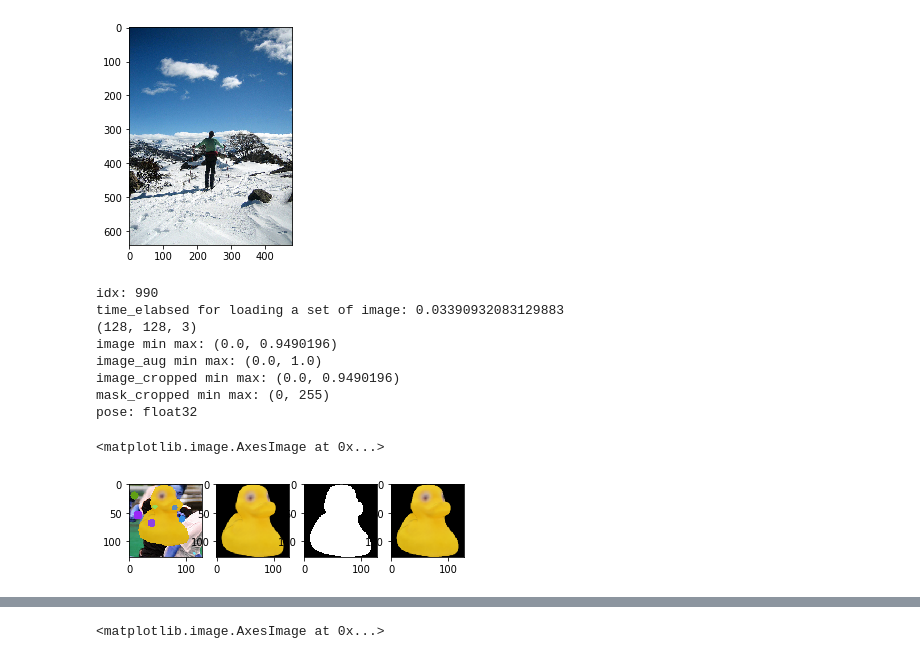
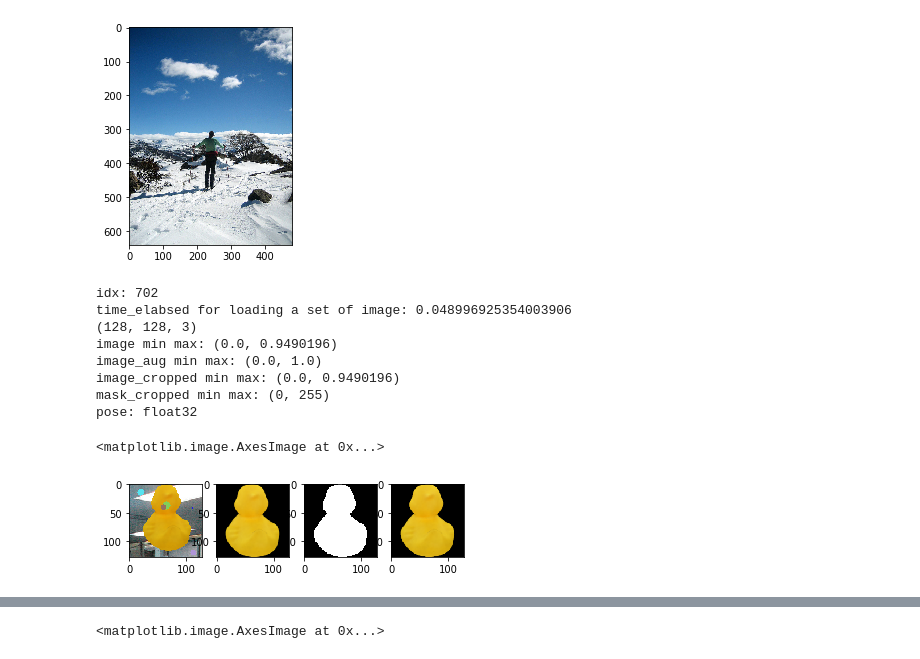
Before and after one commit to peytonhong/CVAE_Pose, a Jupyter notebook: augmentation_test.ipynb, the cells around one changed output, grey strips where cells are left out. Drawn from its saved outputs; the diff is of its cells as text; code cells hidden in the pictures.

```diff
--- a/augmentation_test.ipynb
+++ b/augmentation_test.ipynb
@@ -58,7 +58,7 @@ D:\ImageDataset\coco\val2017\000000002532.jpg
 import time
 start_time = time.time()
 idx = np.random.choice(np.arange(len(lm_dataset_train)))
-idx=990
+# idx=990
 print(f'idx: {idx}')
 sample = lm_dataset_train[idx]
 time_elapsed = time.time() - start_time
@@ -66,36 +66,36 @@ print(f'time_elabsed for loading a set of image: {time_elapsed}')
 image = sample['image']
 image_cropped = sample['image_cropped']
 mask_cropped = sample['mask_cropped']
 image_aug = sample['image_aug']
 image_gt_cropped = sample['image_gt_cropped']
 pose = sample['pose']
 print(image_cropped.shape)
 bbox = lm_dataset_train.bbox
 print(f'image min max: {np.min(image), np.max(image)}')
 print(f'image_aug min max: {np.min(image_aug), np.max(image_aug)}')
 print(f'image_cropped min max: {np.min(image_cropped), np.max(image_cropped)}')
 print(f'mask_cropped min max: {np.min(mask_cropped), np.max(mask_cropped)}')
 # image_aug = lm_dataset_train.image_augmentation_random_circle(image_aug)
 print(f'pose: {pose.dtype}')
 plt.subplot(1,4,1)
 plt.imshow(image_aug)
 plt.subplot(1,4,2)
 plt.imshow(image_cropped)
 plt.subplot(1,4,3)
 plt.imshow(mask_cropped, cmap='gray')
 plt.subplot(1,4,4)
 plt.imshow(image_gt_cropped)
 # %% [output]
-idx: 990
-time_elabsed for loading a set of image: 0.03390932083129883
+idx: 702
+time_elabsed for loading a set of image: 0.048996925354003906
 (128, 128, 3)
 image min max: (0.0, 0.9490196)
 image_aug min max: (0.0, 1.0)
 image_cropped min max: (0.0, 0.9490196)
 mask_cropped min max: (0, 255)
 pose: float32
 <matplotlib.image.AxesImage at 0x...>
-[figure, old version]
+[figure, new version]
 # %%
 start_time = time.time()
 idx = np.random.choice(np.arange(len(lm_dataset_test)))
```
Also changed, not shown: parts of 1 cell of this notebook, 3 other files.
